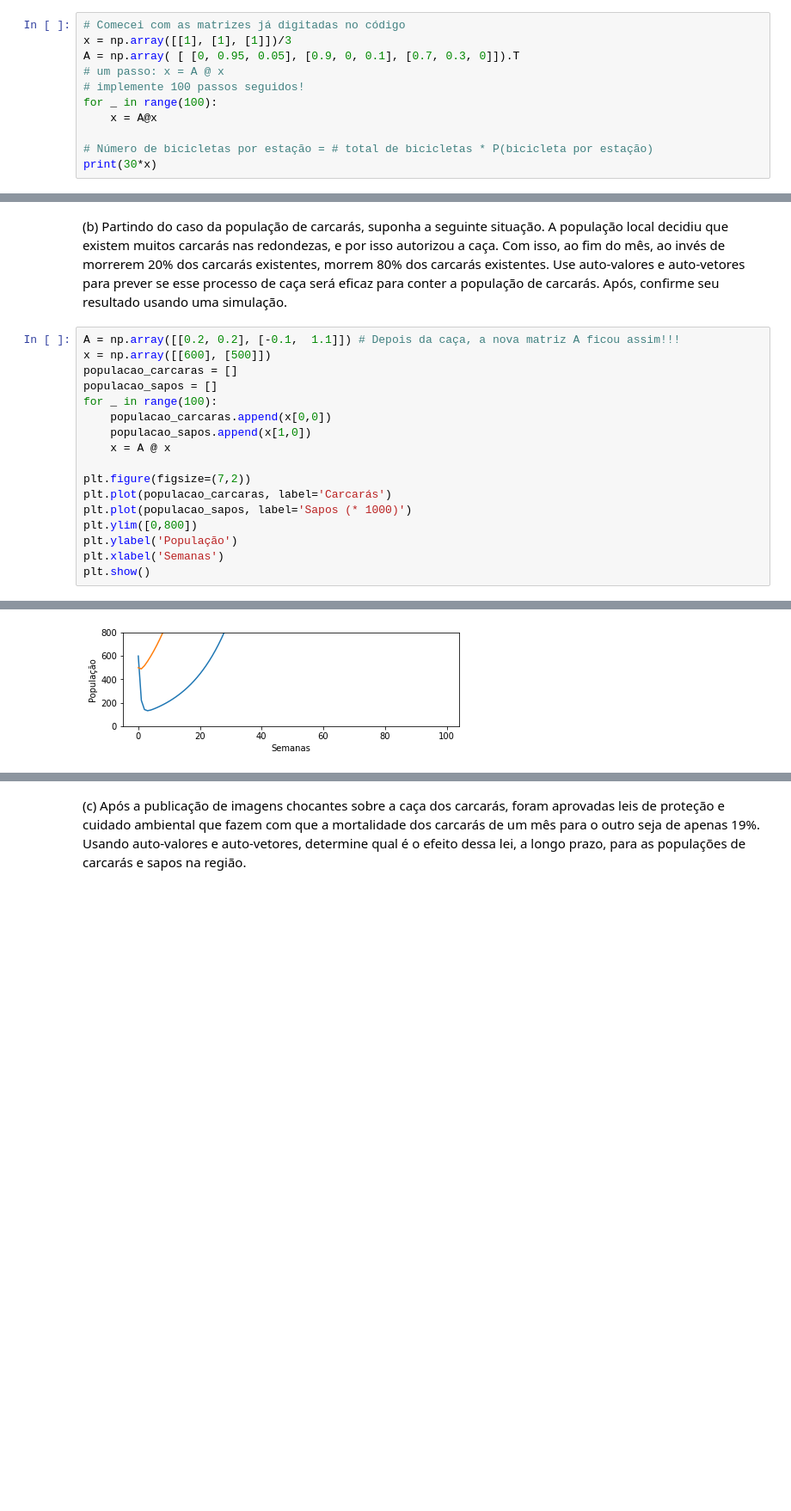
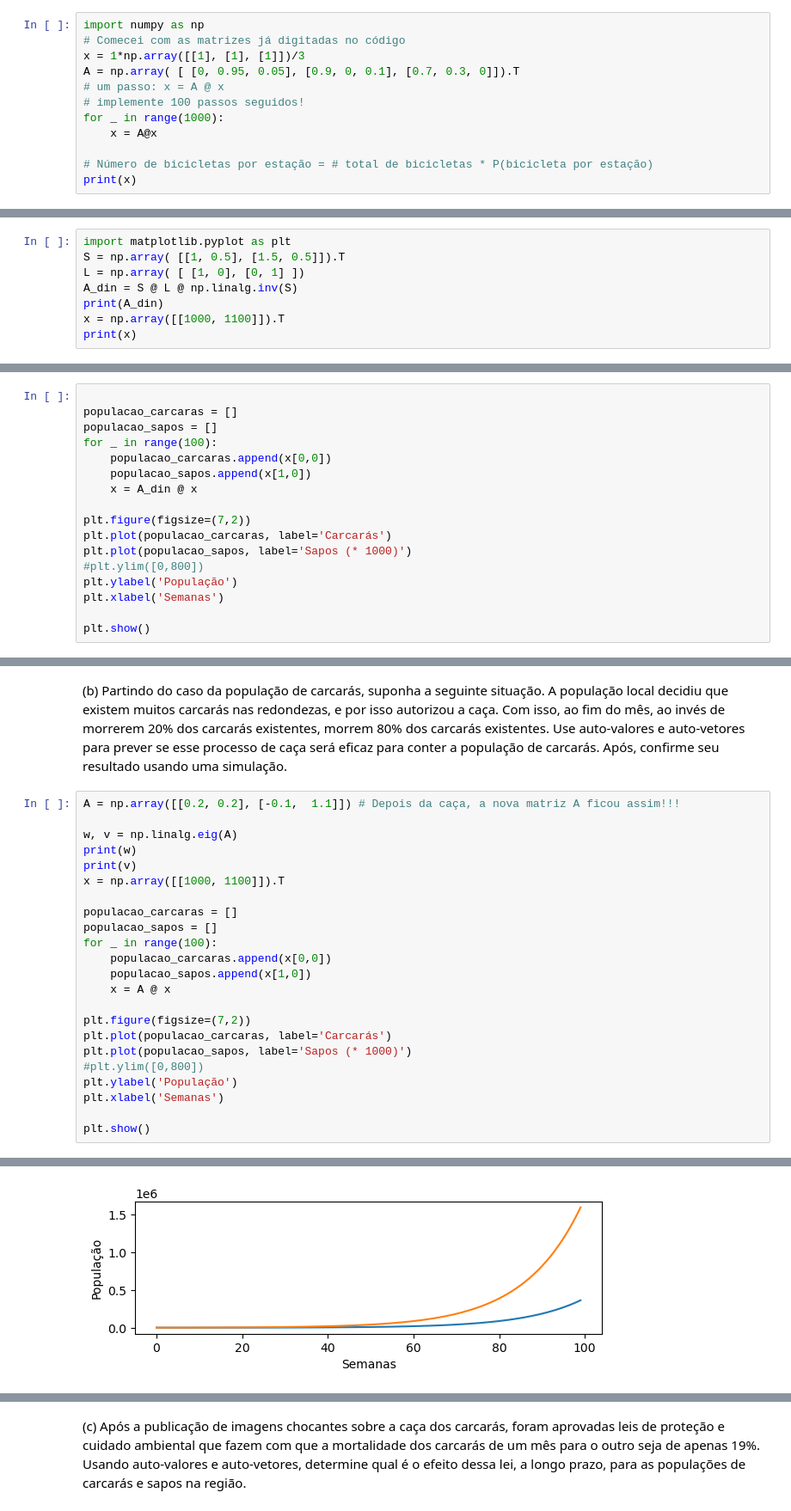
Before and after one commit to tiagoft/alglin-alunos, a Jupyter notebook: 05-autovetores_e_autovalores.ipynb, the cells around one changed output, grey strips where cells are left out. Shown at 86% size. Drawn from its saved outputs; the diff is of its cells as text; blank space fills up the shorter version.

```diff
--- a/05-autovetores_e_autovalores.ipynb
+++ b/05-autovetores_e_autovalores.ipynb
@@ -58,14 +58,15 @@ A = \begin{bmatrix}
     \end{bmatrix}
 $$
 # %%
+import numpy as np
 # Comecei com as matrizes já digitadas no código
-x = np.array([[1], [1], [1]])/3
+x = 1*np.array([[1], [1], [1]])/3
 A = np.array( [ [0, 0.95, 0.05], [0.9, 0, 0.1], [0.7, 0.3, 0]]).T
 # um passo: x = A @ x
 # implemente 100 passos seguidos!
-for _ in range(100):
+for _ in range(1000):
     x = A@x
 
 # Número de bicicletas por estação = # total de bicicletas * P(bicicleta por estação)
-print(30*x)
+print(x)
 # %% [output]
@@ -285,3 +319,11 @@ A
 # %% [output]
 array([[ 0.7, -0.5],
        [ 0. ,  0.2]])
+# %%
+import matplotlib.pyplot as plt
+S = np.array( [[1, 0.5], [1.5, 0.5]]).T
+L = np.array( [ [1, 0], [0, 1] ])
+A_din = S @ L @ np.linalg.inv(S)
+print(A_din)
+x = np.array([[1000, 1100]]).T
+print(x)
@@ -287,0 +335,17 @@ array([[ 0.7, -0.5],
+# %%
+
+populacao_carcaras = []
+populacao_sapos = []
+for _ in range(100):
+    populacao_carcaras.append(x[0,0])
+    populacao_sapos.append(x[1,0])
+    x = A_din @ x
+
+plt.figure(figsize=(7,2))
+plt.plot(populacao_carcaras, label='Carcarás')
+plt.plot(populacao_sapos, label='Sapos (* 1000)')
+#plt.ylim([0,800])
+plt.ylabel('População')
+plt.xlabel('Semanas')
+
+plt.show()
@@ -437,7 +471,12 @@ array([0.9, 1. ])
 (b) Partindo do caso da população de carcarás, suponha a seguinte situação. A população local decidiu que existem muitos carcarás nas redondezas, e por isso autorizou a caça. Com isso, ao fim do mês, ao invés de morrerem 20% dos carcarás existentes, morrem 80% dos carcarás existentes. Use auto-valores e auto-vetores para prever se esse processo de caça será eficaz para conter a população de carcarás. Após, confirme seu resultado usando uma simulação.
 # %%
 A = np.array([[0.2, 0.2], [-0.1,  1.1]]) # Depois da caça, a nova matriz A ficou assim!!!
-x = np.array([[600], [500]])
+
+w, v = np.linalg.eig(A)
+print(w)
+print(v)
+x = np.array([[1000, 1100]]).T
+
 populacao_carcaras = []
 populacao_sapos = []
 for _ in range(100):
@@ -448,8 +487,9 @@ for _ in range(100):
 plt.figure(figsize=(7,2))
 plt.plot(populacao_carcaras, label='Carcarás')
 plt.plot(populacao_sapos, label='Sapos (* 1000)')
-plt.ylim([0,800])
+#plt.ylim([0,800])
 plt.ylabel('População')
 plt.xlabel('Semanas')
+
 plt.show()
 # %% [output]
@@ -456 +499 @@ plt.show()
-[figure, old version]
+[figure, new version]
```
Also changed, not shown: parts of 42 cells of this notebook, 6 other files.
